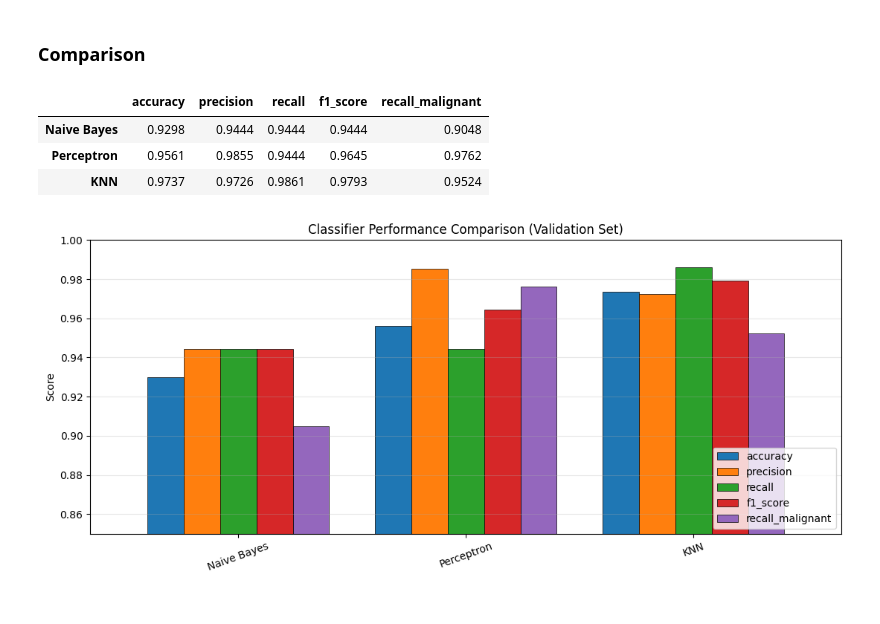
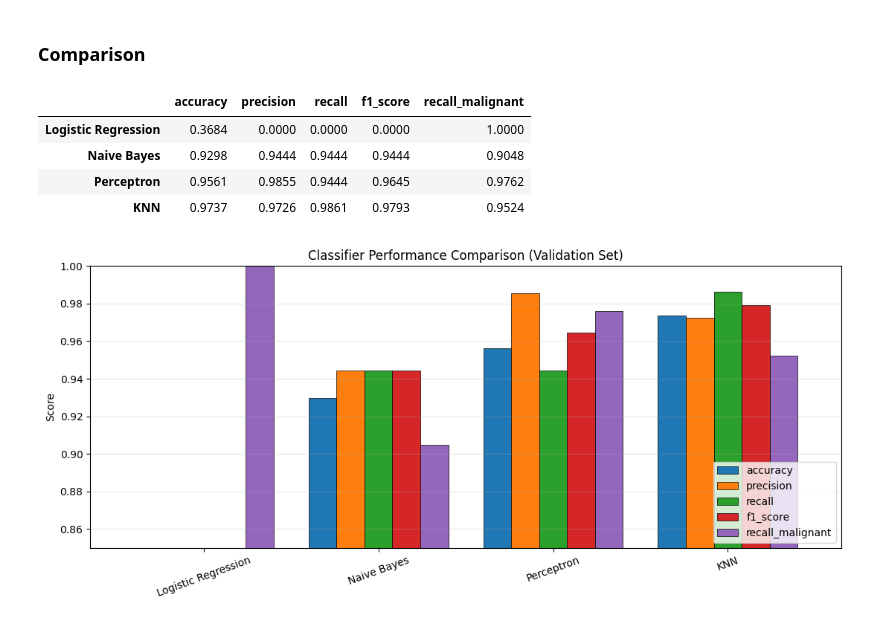
Before and after one commit to Jimmyjohn23/ML_Project1, a Jupyter notebook: main.ipynb, the cells around one changed output. Drawn from its saved outputs; the diff is of its cells as text; code cells hidden in the pictures.

Commit message:
added log regression

```diff
--- a/main.ipynb
+++ b/main.ipynb
@@ -95,4 +95,20 @@ def summarize_grid(grid, name):
 # %% [markdown]
 ### Logistic Regression
 # %%
-# Name metrics log_metrics
+log_grid = GridSearchCV(
+    Pipeline([("scaler", StandardScaler()), ("clf", LogisticRegression(random_state=RANDOM_STATE))]),
+    {
+        "clf__penalty": ["l2", "l1"],  # liblinear only supports l1/l2
+        "clf__C": [0.01, 0.1, 1, 10, 100],  # Inverse of regularization strength. C = 1/lambda. Higher C = less regularization.
+        "clf__solver": ["liblinear", "saga"],  # saga supports l1/l2 and is faster for large datasets
+        "clf__max_iter": [2000, 5000],
+        "scaler": [StandardScaler(), MinMaxScaler()],
+    },
+    cv=StratifiedKFold(5, shuffle=True, random_state=RANDOM_STATE),
+    # malignant F1 instead of raw malignant recall: recall alone is maximized by
+    # predicting everything malignant (heavily regularized L1 does exactly that)
+    scoring=make_scorer(recall_score, pos_label=0),
+)
+log_grid.fit(X_train, y_train)
+log_cv = summarize_grid(log_grid, "Logistic Regression")
+log_metrics = evaluate(log_grid.best_estimator_, "Logistic Regression")
@@ -189,28 +221,29 @@ weighted avg       0.97      0.97      0.97       114
 ### Comparison
 # %%
 results = pd.DataFrame({
-    # "Logistic Regression": log_metrics,
+    "Logistic Regression": log_metrics,
     "Naive Bayes": naive_metrics,
     "Perceptron": per_metrics,
     # "SVM": svm_metrics,
     # "Decision Tree": dt_metrics,
     "KNN": knn_metrics,
 }).T
 
 display(results.round(4))
 
 ax = results.plot(kind="bar", figsize=(11, 5), rot=20, width=0.8,
                   edgecolor="black", linewidth=0.5)
 ax.set_ylim(0.85, 1.0)
 ax.set_ylabel("Score")
 ax.set_title("Classifier Performance Comparison (Validation Set)")
 ax.legend(loc="lower right")
 ax.grid(axis="y", alpha=0.3)
 plt.tight_layout()
 plt.show()
 # %% [output]
 |  | accuracy | precision | recall | f1_score | recall_malignant |
+| Logistic Regression | 0.3684 | 0.0000 | 0.0000 | 0.0000 | 1.0000 |
 | Naive Bayes | 0.9298 | 0.9444 | 0.9444 | 0.9444 | 0.9048 |
 | Perceptron | 0.9561 | 0.9855 | 0.9444 | 0.9645 | 0.9762 |
 | KNN | 0.9737 | 0.9726 | 0.9861 | 0.9793 | 0.9524 |
-[figure, old version]
+[figure, new version]
```
Also changed, not shown: parts of 1 cell of this notebook.
